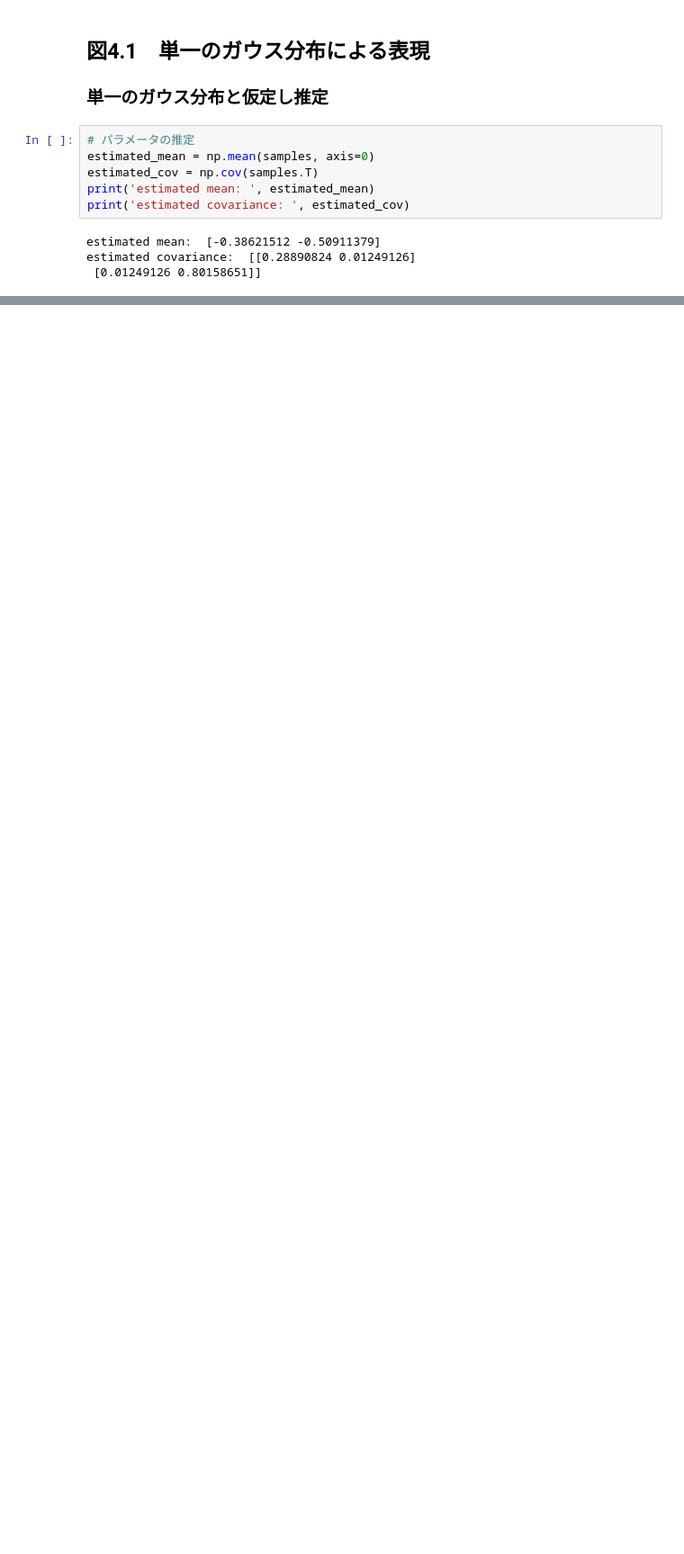
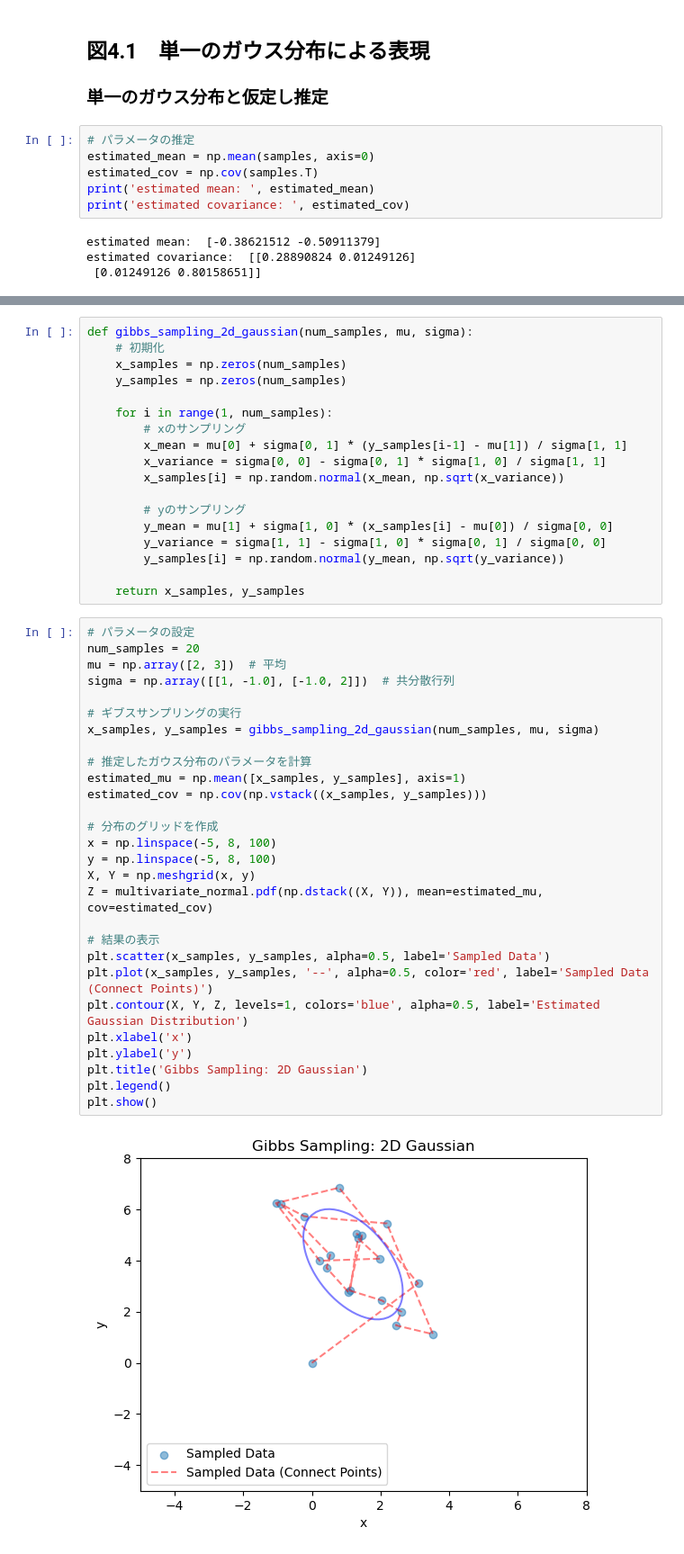
Before and after one commit to LABO-M/MachineLearningPhasesOfMatter, a Jupyter notebook: Bayes/Bayes_2.ipynb, the cells around one changed output, grey strips where cells are left out. Shown at 90% size. Drawn from its saved outputs; the diff is of its cells as text; blank space fills up the shorter version.

```diff
--- a/Bayes/Bayes_2.ipynb
+++ b/Bayes/Bayes_2.ipynb
@@ -90,0 +106,48 @@ plt.show()
+# %%
+def gibbs_sampling_2d_gaussian(num_samples, mu, sigma):
+    # 初期化
+    x_samples = np.zeros(num_samples)
+    y_samples = np.zeros(num_samples)
+
+    for i in range(1, num_samples):
+        # xのサンプリング
+        x_mean = mu[0] + sigma[0, 1] * (y_samples[i-1] - mu[1]) / sigma[1, 1]
+        x_variance = sigma[0, 0] - sigma[0, 1] * sigma[1, 0] / sigma[1, 1]
+        x_samples[i] = np.random.normal(x_mean, np.sqrt(x_variance))
+
+        # yのサンプリング
+        y_mean = mu[1] + sigma[1, 0] * (x_samples[i] - mu[0]) / sigma[0, 0]
+        y_variance = sigma[1, 1] - sigma[1, 0] * sigma[0, 1] / sigma[0, 0]
+        y_samples[i] = np.random.normal(y_mean, np.sqrt(y_variance))
+
+    return x_samples, y_samples
+# %%
+# パラメータの設定
+num_samples = 20
+mu = np.array([2, 3])  # 平均
+sigma = np.array([[1, -1.0], [-1.0, 2]])  # 共分散行列
+
+# ギブスサンプリングの実行
+x_samples, y_samples = gibbs_sampling_2d_gaussian(num_samples, mu, sigma)
+
+# 推定したガウス分布のパラメータを計算
+estimated_mu = np.mean([x_samples, y_samples], axis=1)
+estimated_cov = np.cov(np.vstack((x_samples, y_samples)))
+
+# 分布のグリッドを作成
+x = np.linspace(-5, 8, 100)
+y = np.linspace(-5, 8, 100)
+X, Y = np.meshgrid(x, y)
+Z = multivariate_normal.pdf(np.dstack((X, Y)), mean=estimated_mu, cov=estimated_cov)
+
+# 結果の表示
+plt.scatter(x_samples, y_samples, alpha=0.5, label='Sampled Data')
+plt.plot(x_samples, y_samples, '--', alpha=0.5, color='red', label='Sampled Data (Connect Points)')
+plt.contour(X, Y, Z, levels=1, colors='blue', alpha=0.5, label='Estimated Gaussian Distribution')
+plt.xlabel('x')
+plt.ylabel('y')
+plt.title('Gibbs Sampling: 2D Gaussian')
+plt.legend()
+plt.show()
+# %% [output]
+[figure, added]
```
Also changed, not shown: parts of 9 cells of this notebook.
